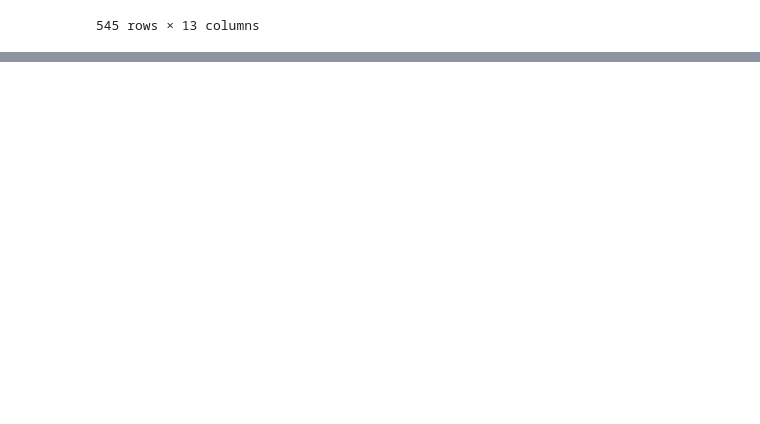
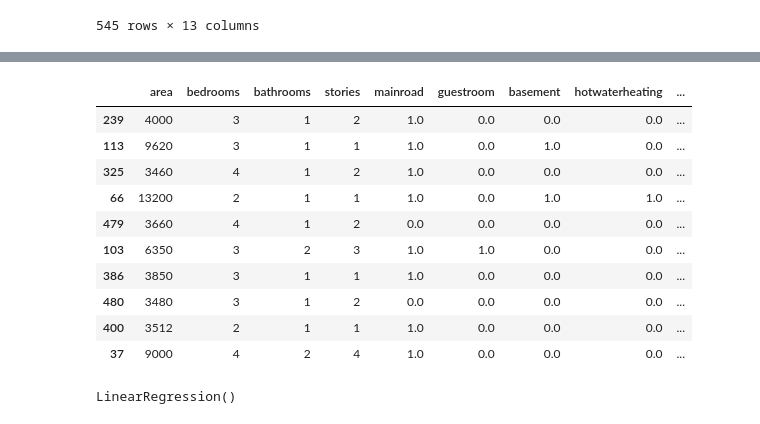
Before and after one commit to Abhijith-03/Machine_learning, a Jupyter notebook: 2.Multiple_linear_regression/model.ipynb, the cells around one changed output, grey strips where cells are left out. Drawn from its saved outputs; the diff is of its cells as text; code cells hidden in the pictures; blank space fills up the shorter version.

```diff
--- a/2.Multiple_linear_regression/model.ipynb
+++ b/2.Multiple_linear_regression/model.ipynb
@@ -39,0 +114,20 @@ df.head(15)
+# %%
+X_test.head(10)
+# %% [output]
+|  | area | bedrooms | bathrooms | stories | mainroad | guestroom | basement | hotwaterheating | ... |
+| 239 | 4000 | 3 | 1 | 2 | 1.0 | 0.0 | 0.0 | 0.0 | ... |
+| 113 | 9620 | 3 | 1 | 1 | 1.0 | 0.0 | 1.0 | 0.0 | ... |
+| 325 | 3460 | 4 | 1 | 2 | 1.0 | 0.0 | 0.0 | 0.0 | ... |
+| 66 | 13200 | 2 | 1 | 1 | 1.0 | 0.0 | 1.0 | 1.0 | ... |
+| 479 | 3660 | 4 | 1 | 2 | 0.0 | 0.0 | 0.0 | 0.0 | ... |
+| 103 | 6350 | 3 | 2 | 3 | 1.0 | 1.0 | 0.0 | 0.0 | ... |
+| 386 | 3850 | 3 | 1 | 1 | 1.0 | 0.0 | 0.0 | 0.0 | ... |
+| 480 | 3480 | 3 | 1 | 2 | 0.0 | 0.0 | 0.0 | 0.0 | ... |
+| 400 | 3512 | 2 | 1 | 1 | 1.0 | 0.0 | 0.0 | 0.0 | ... |
+| 37 | 9000 | 4 | 2 | 4 | 1.0 | 0.0 | 0.0 | 0.0 | ... |
+# %%
+from sklearn.linear_model import LinearRegression
+model = LinearRegression()
+model.fit(X_train,y_train)
+# %% [output]
+LinearRegression()
```
Also changed, not shown: parts of 14 cells of this notebook.
